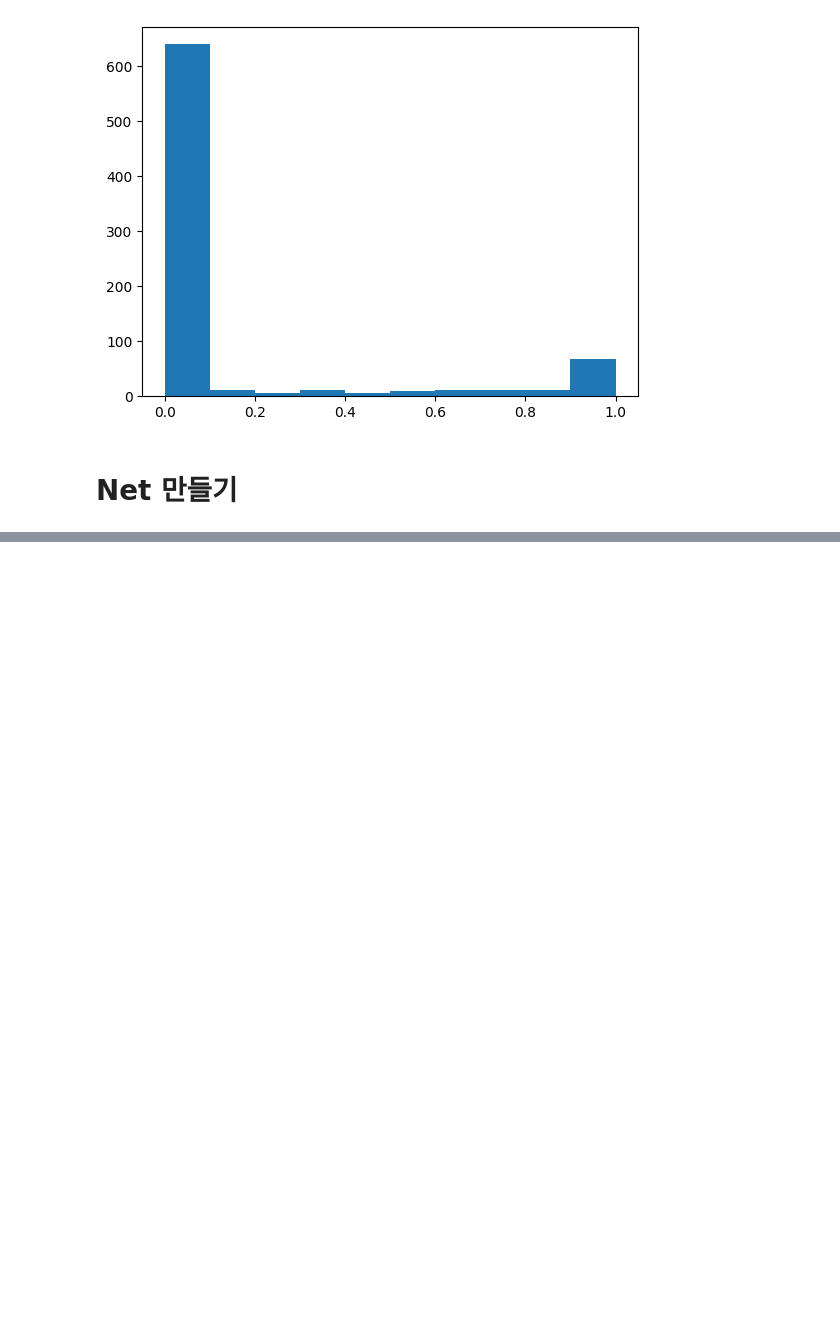
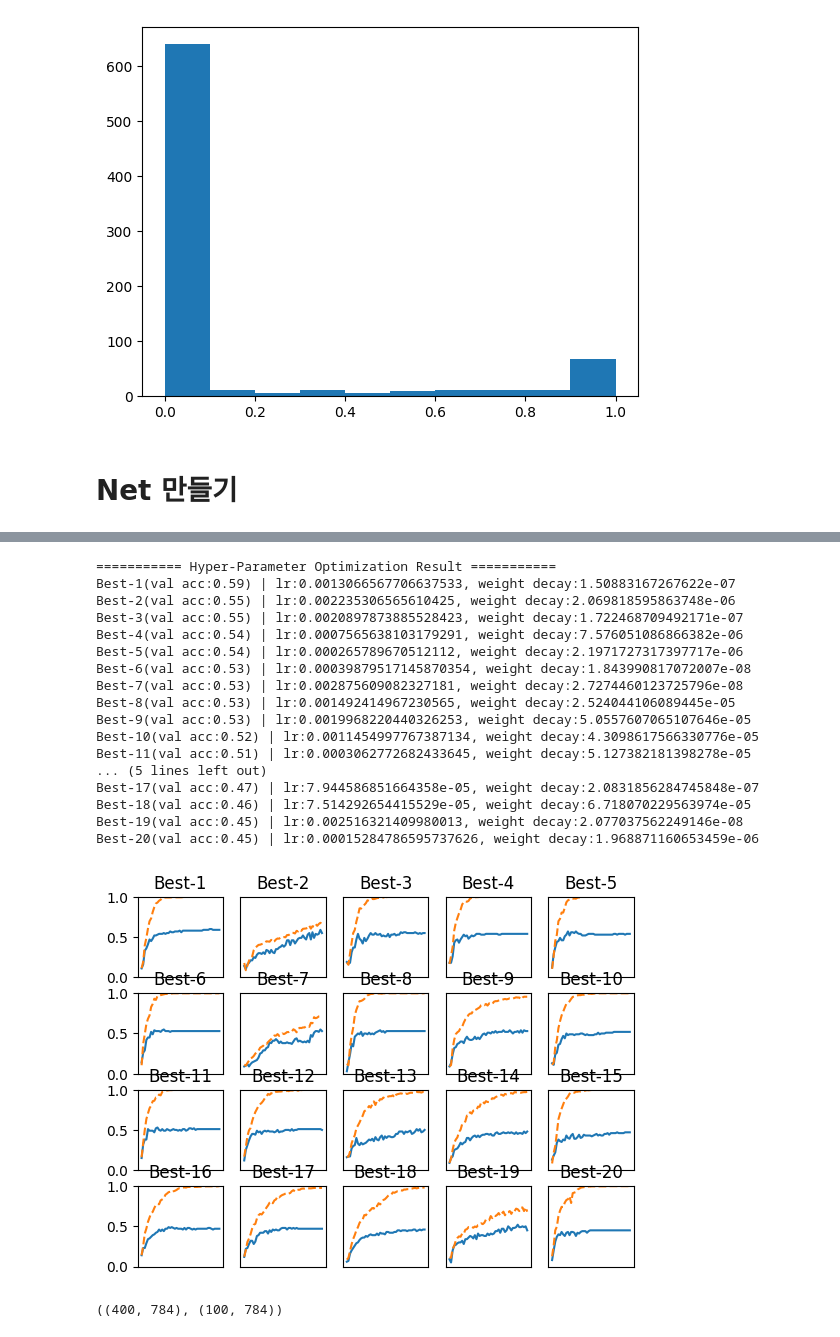
Before and after one commit to insu97/streamlit, a Jupyter notebook: DeepLearning01/test_code.ipynb, the cells around one changed output, grey strips where cells are left out. Drawn from its saved outputs; the diff is of its cells as text; code cells hidden in the pictures; blank space fills up the shorter version.

```diff
--- a/DeepLearning01/test_code.ipynb
+++ b/DeepLearning01/test_code.ipynb
@@ -873,0 +823,48 @@ Best-20(val acc:0.44) | lr:0.000780955108407659, weight decay:2.002080027123661e
+# %%
+### 그래프 그리기========================================================
+print("=========== Hyper-Parameter Optimization Result ===========")
+graph_draw_num = 20
+col_num = 5
+row_num = int(np.ceil(graph_draw_num / col_num))
+i = 0
+
+for key, val_acc_list in sorted(results_val.items(), key=lambda x:x[1][-1], reverse=True):
+    print("Best-" + str(i+1) + "(val acc:" + str(val_acc_list[-1]) + ") | " + key)
+
+    plt.subplot(row_num, col_num, i+1)
+    plt.title("Best-" + str(i+1))
+    plt.ylim(0.0, 1.0)
+    if i % 5: plt.yticks([])
+    plt.xticks([])
+    x = np.arange(len(val_acc_list))
+    plt.plot(x, val_acc_list)
+    plt.plot(x, results_train[key], "--")
+
+    if i == 0 :
+        best_parameters = key
+
+    i += 1
+
+    if i >= graph_draw_num:
+        break
+
+plt.show()
+# %% [output]
+=========== Hyper-Parameter Optimization Result ===========
+Best-1(val acc:0.59) | lr:0.0013066567706637533, weight decay:1.50883167267622e-07
+Best-2(val acc:0.55) | lr:0.002235306565610425, weight decay:2.069818595863748e-06
+Best-3(val acc:0.55) | lr:0.0020897873885528423, weight decay:1.722468709492171e-07
+Best-4(val acc:0.54) | lr:0.0007565638103179291, weight decay:7.576051086866382e-06
+Best-5(val acc:0.54) | lr:0.000265789670512112, weight decay:2.1971727317397717e-06
+Best-6(val acc:0.53) | lr:0.00039879517145870354, weight decay:1.843990817072007e-08
+Best-7(val acc:0.53) | lr:0.002875609082327181, weight decay:2.7274460123725796e-08
+Best-8(val acc:0.53) | lr:0.001492414967230565, weight decay:2.524044106089445e-05
+Best-9(val acc:0.53) | lr:0.0019968220440326253, weight decay:5.0557607065107646e-05
+Best-10(val acc:0.52) | lr:0.0011454997767387134, weight decay:4.3098617566330776e-05
+Best-11(val acc:0.51) | lr:0.0003062772682433645, weight decay:5.127382181398278e-05
+... (5 lines left out)
+Best-17(val acc:0.47) | lr:7.944586851664358e-05, weight decay:2.0831856284745848e-07
+Best-18(val acc:0.46) | lr:7.514292654415529e-05, weight decay:6.718070229563974e-05
+Best-19(val acc:0.45) | lr:0.002516321409980013, weight decay:2.077037562249146e-08
+Best-20(val acc:0.45) | lr:0.00015284786595737626, weight decay:1.968871160653459e-06
+[figure, added]
@@ -873,0 +877,4 @@ Best-20(val acc:0.44) | lr:0.000780955108407659, weight decay:2.002080027123661e
+# %%
+x_train.shape, x_val.shape
+# %% [output]
+((400, 784), (100, 784))
```
Also changed, not shown: parts of 15 cells of this notebook, 1 other file.
